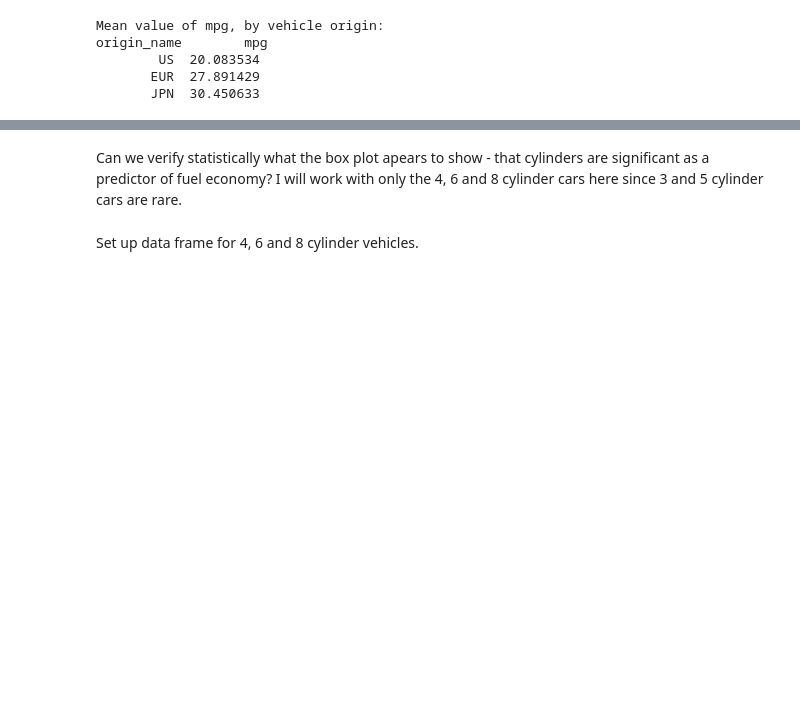
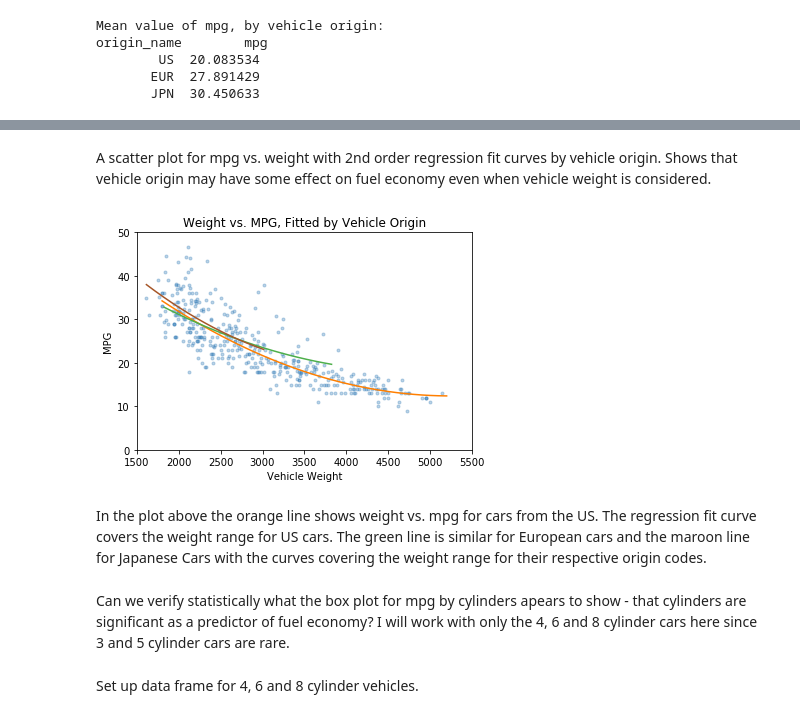
Before and after one commit to Vettejeep/Data-Analysis-and-Data-Science-Projects, a Jupyter notebook: Exploratory Data Analysis UCI Auto MPG Data Set.ipynb, the cells around one changed output, grey strips where cells are left out. Cells and saved outputs as stored; diff of their text form; code cells hidden in the pictures; blank space fills up the shorter version.

```diff
--- a/Exploratory Data Analysis UCI Auto MPG Data Set.ipynb
+++ b/Exploratory Data Analysis UCI Auto MPG Data Set.ipynb
@@ -187,5 +214,41 @@ origin_name        mpg
+# %% [markdown]
+A scatter plot for mpg vs. weight with 2nd order regression fit curves by vehicle origin.  Shows that vehicle origin may have some effect on fuel economy even when vehicle weight is considered.
+# %%
+df_usa = df.loc[df['origin_name'] == 'US']
+z = np.polyfit(df_usa['weight'], df_usa['mpg'], 2)
+x_poly_usa = [x for x in range(np.min(df_usa['weight']), np.max(df_usa['weight'] + 100), 100)]
+y_poly_usa = [z[0] * x ** 2 + z[1] * x + z[2] for x in range(np.min(df_usa['weight']),
+                                                          np.max(df_usa['weight'] + 100), 100)]
+
+df_eur = df.loc[df['origin_name'] == 'EUR']
+z = np.polyfit(df_eur['weight'], df_eur['mpg'], 2)
+x_poly_eur = [x for x in range(np.min(df_eur['weight']), np.max(df_eur['weight'] + 100), 100)]
+y_poly_eur = [z[0] * x ** 2 + z[1] * x + z[2] for x in range(np.min(df_eur['weight']),
+                                                          np.max(df_eur['weight'] + 100), 100)]
+
+df_jpn = df.loc[df['origin_name'] == 'JPN']
+z = np.polyfit(df_jpn['weight'], df_jpn['mpg'], 2)
+x_poly_jpn = [x for x in range(np.min(df_jpn['weight']), np.max(df_jpn['weight'] + 100), 100)]
+y_poly_jpn = [z[0] * x ** 2 + z[1] * x + z[2] for x in range(np.min(df_jpn['weight']),
+                                                          np.max(df_jpn['weight'] + 100), 100)]
+
+plt.plot(df['weight'], df['mpg'], ".", color=colors[0], alpha=0.33)
+plt.plot(x_poly_usa, y_poly_usa, "-", color=colors[1])
+plt.plot(x_poly_eur, y_poly_eur, "-", color=colors[2])
+plt.plot(x_poly_jpn, y_poly_jpn, "-", color=colors[4])
+plt.xlim(1500, 5500)
+plt.ylim(0, 50)
+plt.xlabel("Vehicle Weight")
+plt.ylabel("MPG")
+plt.title("Weight vs. MPG, Fitted by Vehicle Origin")
+plt.show()
+plt.close()
+# %% [output]
+[figure, added]
+# %% [markdown]
+In the plot above the orange line shows weight vs. mpg for cars from the US.  The regression fit curve covers the weight range for US cars.  The green line is similar for European cars and the maroon line for Japanese Cars with the curves covering the weight range for their respective origin codes.
 # %% [markdown]
-Can we verify statistically what the box plot apears to show - that cylinders are significant as a predictor of fuel economy?  I will work with only the 4, 6 and 8 cylinder cars here since 3 and 5 cylinder cars are rare.
+Can we verify statistically what the box plot for mpg by cylinders apears to show - that cylinders are significant as a predictor of fuel economy?  I will work with only the 4, 6 and 8 cylinder cars here since 3 and 5 cylinder cars are rare.
 # %% [markdown]
 Set up data frame for 4, 6 and 8 cylinder vehicles.
 # %%
```
Also changed, not shown: parts of 3 cells of this notebook.
